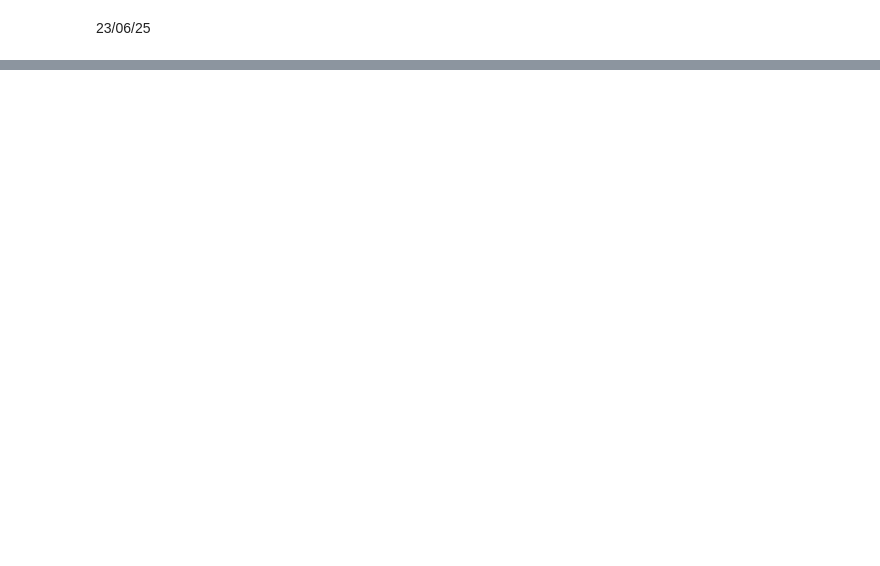
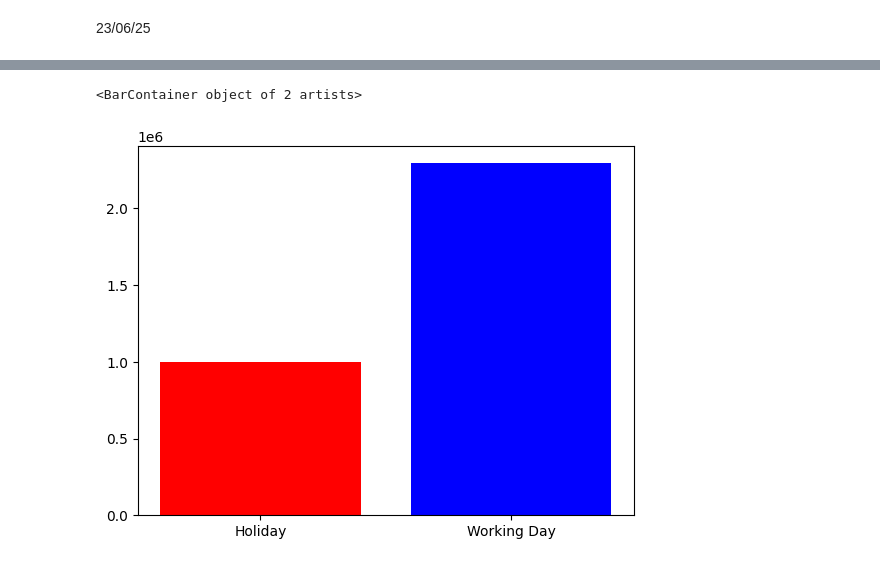
Before and after one commit to soni-vaishnavi/My_Daily_Work, a Jupyter notebook: ML/visualization/matplt.ipynb, the cells around one changed output, grey strips where cells are left out. Cells and saved outputs as stored; diff of their text form; code cells hidden in the pictures; blank space fills up the shorter version.

```diff
--- a/ML/visualization/matplt.ipynb
+++ b/ML/visualization/matplt.ipynb
@@ -215,0 +322,6 @@ dtype: int64
+# %%
+grouped = day.groupby('workingday')['cnt'].sum()
+lt.bar(['Holiday', 'Working Day'], grouped, color=['red','blue'])
+# %% [output]
+<BarContainer object of 2 artists>
+[figure, added]
```
Also changed, not shown: parts of 29 cells of this notebook.
